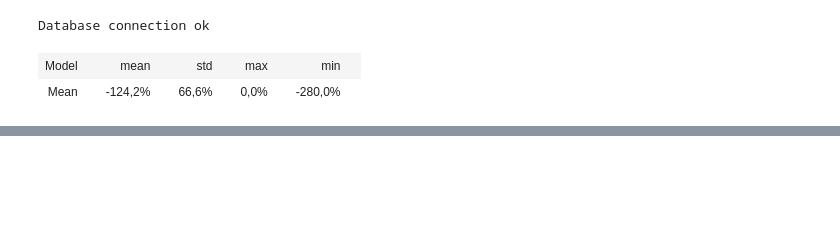
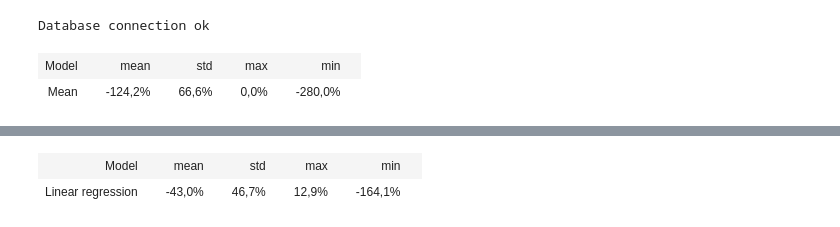
Before and after one commit to Miikkasna/cablepredictions, a Jupyter notebook: Area specific cable quantities.ipynb, the cells around one changed output, grey strips where cells are left out. Drawn from its saved outputs; the diff is of its cells as text; code cells hidden in the pictures; blank space fills up the shorter version.

```diff
--- a/Area specific cable quantities.ipynb
+++ b/Area specific cable quantities.ipynb
@@ -149,8 +233,8 @@ display_table(table_rows)
 # %%
 # Area specific cable quantities
 # Predictors:
+# GT
 # Area squares
-# GT
 # Area type
 # Algorithms:
 # Linear regression
@@ -182,47 +266,46 @@ for train_i, test_i in lpo.split(ships):
     s2 = ships[test_i[1]]
     for area_type in area_types:
         cursor.execute(
             " SELECT gross_tonnage, squares, cable_count FROM ("
-            " SELECT area_union.project_id as proj, area_union.area, area_type, squares, sum(amount)/2 as cable_count FROM ("
-            " SELECT project_id, start_area as area, sum(amount) as amount FROM routed"
-            " WHERE project_id <> {} AND project_id <> {}"
-            " GROUP BY start_area, project_id"
-            " UNION"
-            " SELECT project_id, end_area as area, sum(amount) as amount FROM routed"
-            " WHERE project_id <> {} AND project_id <> {}"
-            " GROUP BY end_area, project_id"
-            " ) area_union LEFT JOIN areas ON areas.project_id=area_union.project_id AND areas.area=area_union.area"
-            " GROUP BY area_union.project_id, area_union.area, area_type, squares"
-            " ) cable_counts LEFT JOIN projects ON projects.project_id=proj"
+            " SELECT area_dataset.project_id as project_id, area_dataset.area, area_dataset.area_type, squares, count(*) as cable_count FROM area_dataset"
+            " LEFT JOIN areas ON areas.project_id=area_dataset.project_id AND areas.area=area_dataset.area"
+            " WHERE area_dataset.project_id<>{} AND area_dataset.project_id<>{}"
+            " GROUP BY area_dataset.project_id, area_dataset.area, area_dataset.area_type, squares"
+            " ) cable_counts"
+            " LEFT JOIN projects ON projects.project_id=cable_counts.project_id"
             " WHERE area_type='{}' AND squares IS NOT NULL"
-            .format(s1,s2,s1,s2,area_type)
+            .format(s1,s2,area_type)
         )
         data = np.array(cursor.fetchall()).astype('float32')
         if data.shape[0] == 0:
             continue
         X = data[:, [0, 1]]
         y = data[:, -1]
         model.fit(X, y)
         cursor.execute(
             "UPDATE areas SET areas.pred_count=projects.gross_tonnage*{} + areas.squares*{} + {}"
             " FROM projects"
-            " WHERE areas.project_id=areas.project_id AND areas.area_type='{}'"
+            " WHERE areas.project_id=projects.project_id AND areas.area_type='{}'"
             .format(model.coef_[0], model.coef_[1], model.intercept_, area_type)
             )
         cursor.commit()
-    # calculate ship wide predictions
+    # calculate area predictions
     cursor.execute(
-        "SELECT sum(pred_count) as preds, real_count FROM areas"
-        " LEFT JOIN (SELECT project_id, sum(amount) as real_count FROM routed GROUP BY project_id) as real_counts ON real_counts.project_id=areas.project_id"
-        " WHERE areas.project_id={} OR areas.project_id={} GROUP BY areas.project_id, real_count"
+        "SELECT pred_count as preds, real_count FROM areas"
+        " LEFT JOIN (SELECT project_id, area, count(*) as real_count FROM area_dataset"
+        " GROUP BY project_id, area) as real_counts ON real_counts.project_id=areas.project_id AND areas.area=real_counts.area"
+        " WHERE (areas.project_id={} OR areas.project_id={}) AND real_count IS NOT NULL AND pred_count IS NOT NULL"
         .format(s1, s2)
         )
     data = np.array(cursor.fetchall()).astype('float32')
     preds = data[:, 0]
     y_test = data[:, 1]
     scores.append(mape(y_test, preds))
 
 scores = np.array(scores)
 table_rows = [['Model', 'mean', 'std', 'max', 'min']]
 table_rows.append(('Linear regression', 1-scores.mean(), scores.std(), 1-scores.min(), 1-scores.max()))
 display_table(table_rows)
+# %% [output]
+| Model |  | mean |  | std |  | max |  | min |  |
+| Linear regression |  | -43,0% |  | 46,7% |  | 12,9% |  | -164,1% |  |
```
Also changed, not shown: parts of 4 cells of this notebook.
